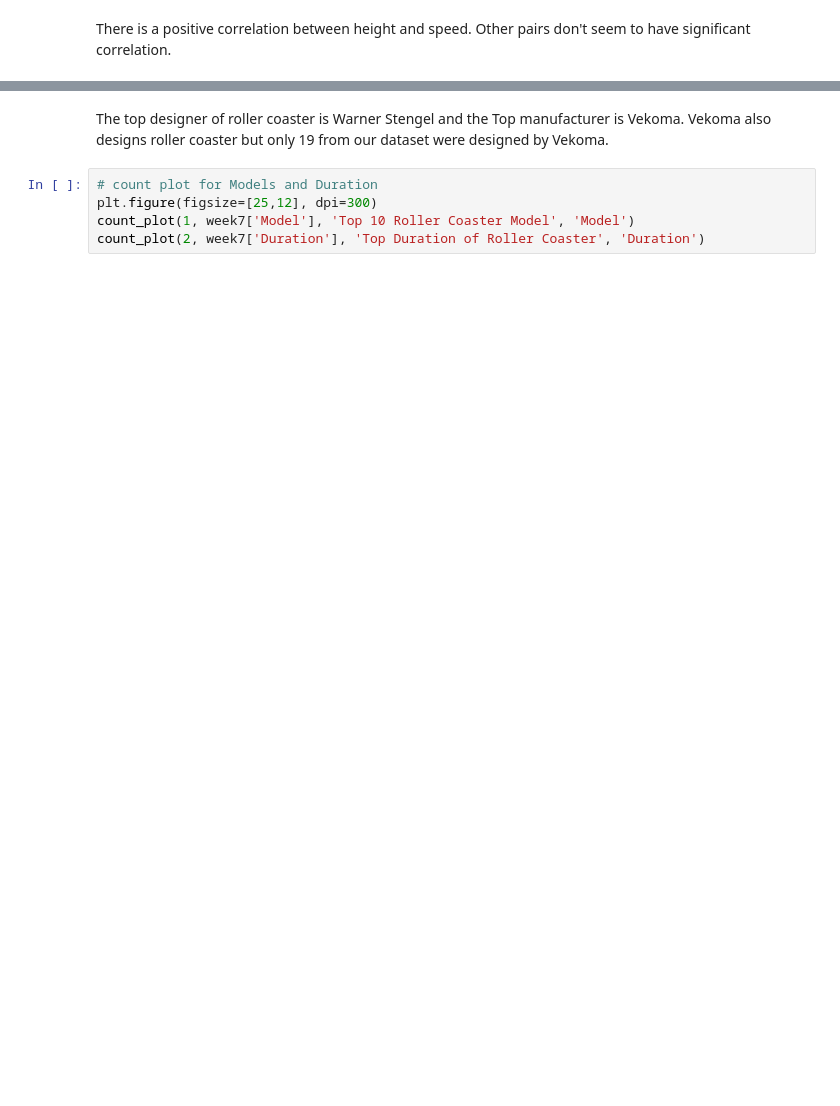
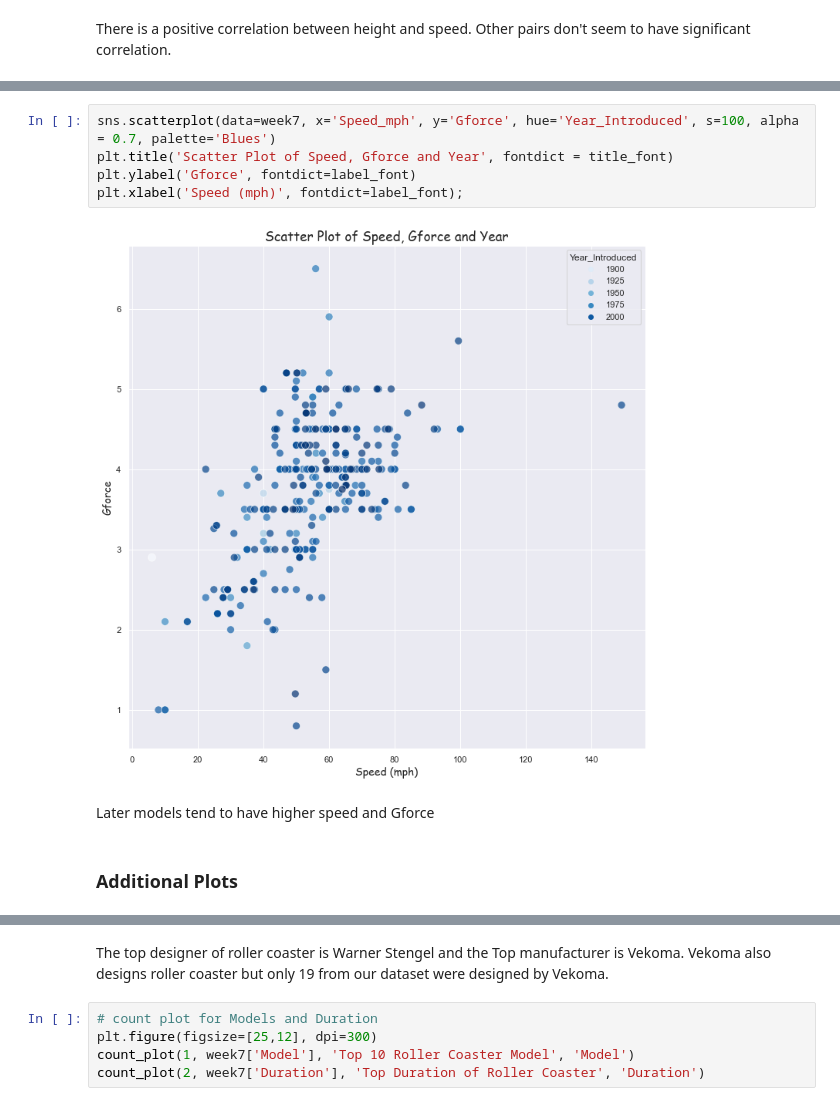
Before and after one commit to joshuaati/python_practice, a Jupyter notebook: 4 Data in Motion Challange/Week 7 pandas.ipynb, the cells around one changed output, grey strips where cells are left out. Cells and saved outputs as stored; diff of their text form; blank space fills up the shorter version.

```diff
--- a/4 Data in Motion Challange/Week 7 pandas.ipynb
+++ b/4 Data in Motion Challange/Week 7 pandas.ipynb
@@ -159,3 +163,14 @@ There is a positive correlation between height and speed. Other pairs don't seem
+# %%
+sns.scatterplot(data=week7, x='Speed_mph', y='Gforce', hue='Year_Introduced', s=100, alpha = 0.7, palette='Blues')
+plt.title('Scatter Plot of Speed, Gforce and Year', fontdict = title_font)
+plt.ylabel('Gforce', fontdict=label_font)
+plt.xlabel('Speed (mph)', fontdict=label_font);
+# %% [output]
+[figure, added]
+# %% [markdown]
+Later models tend to have higher speed and Gforce
+# %% [markdown]
+### Additional Plots
 # %%
 def count_plot(no:int, y, title, ylabel):
     '''This function plots count in group of two'''
```
Also changed, not shown: parts of 18 cells of this notebook.
